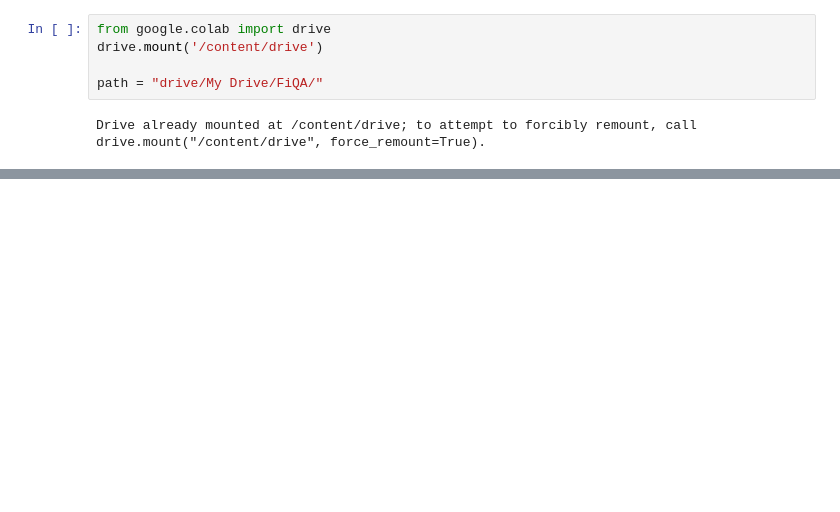
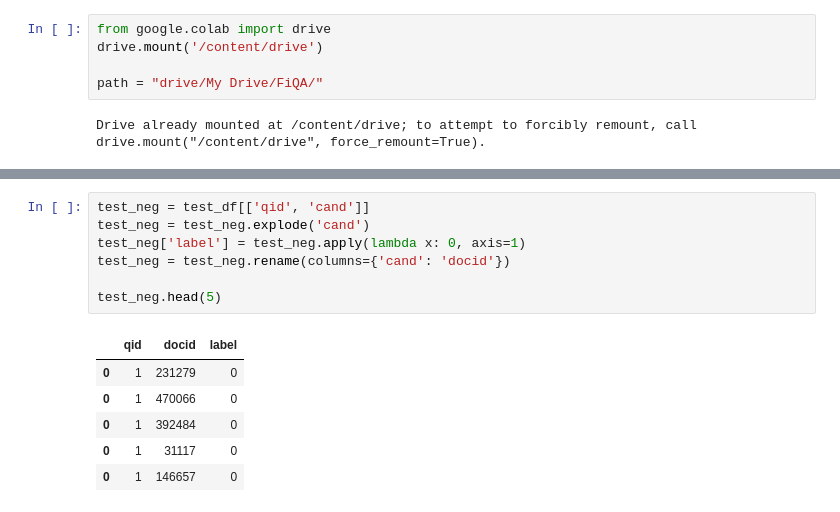
Before and after one commit to yuanbit/FinBERT-QA, a Jupyter notebook: bertQA.ipynb, the cells around one changed output, grey strips where cells are left out. Saved outputs shown, nothing was run; the diff lists cells and outputs as text; blank space fills up the shorter version.

```diff
--- a/bertQA.ipynb
+++ b/bertQA.ipynb
@@ -237,0 +631,14 @@ print('Token IDs:', input_ids[0])
+# %%
+test_neg = test_df[['qid', 'cand']]
+test_neg = test_neg.explode('cand')
+test_neg['label'] = test_neg.apply(lambda x: 0, axis=1)
+test_neg = test_neg.rename(columns={'cand': 'docid'})
+
+test_neg.head(5)
+# %% [output]
+|  | qid | docid | label |
+| 0 | 1 | 231279 | 0 |
+| 0 | 1 | 470066 | 0 |
+| 0 | 1 | 392484 | 0 |
+| 0 | 1 | 31117 | 0 |
+| 0 | 1 | 146657 | 0 |
```
Also changed, not shown: parts of 45 cells of this notebook.
